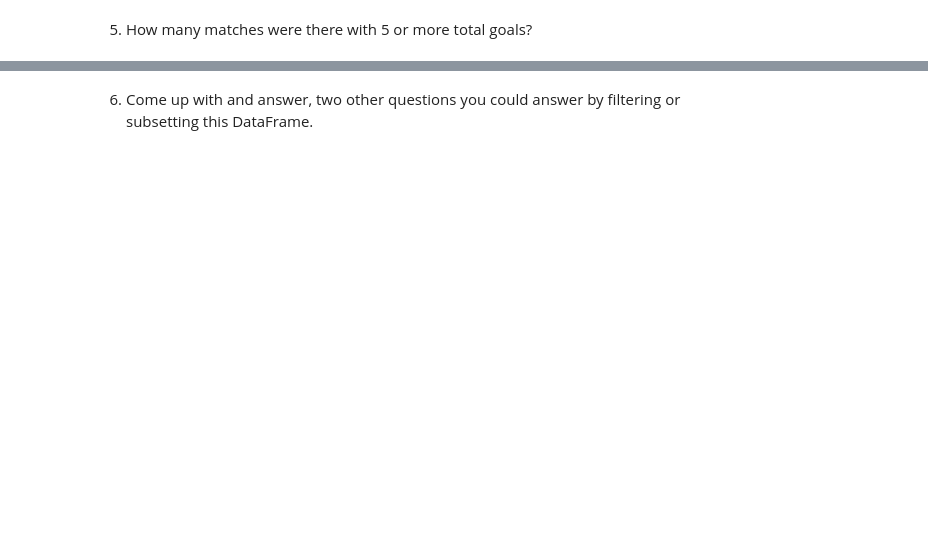
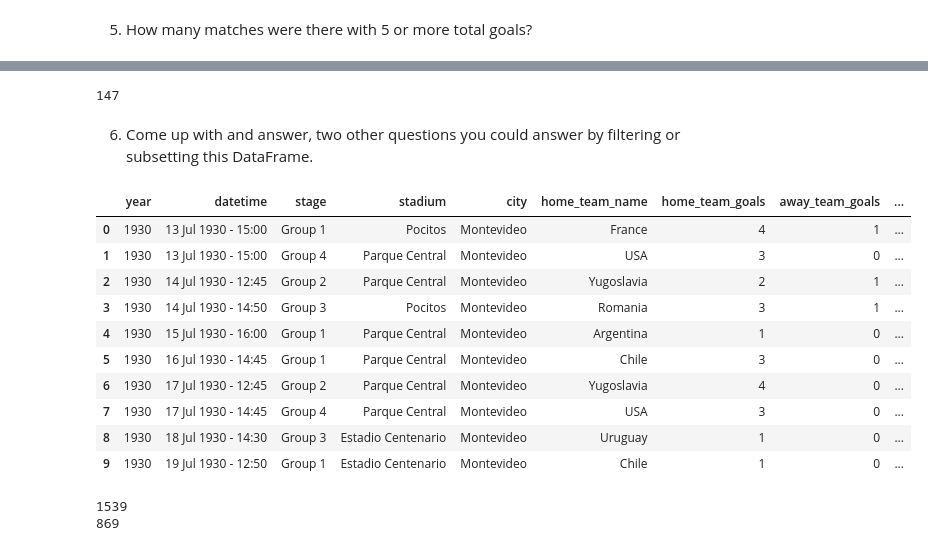
Before and after one commit to gywooo1/hbs-ds-060120, a Jupyter notebook: module-1/day-7-pandas-3/reshaping_data_with_pandas.ipynb, the cells around one changed output, grey strips where cells are left out. Saved outputs shown, nothing was run; the diff lists cells and outputs as text; code cells hidden in the pictures; blank space fills up the shorter version.

```diff
--- a/module-1/day-7-pandas-3/reshaping_data_with_pandas.ipynb
+++ b/module-1/day-7-pandas-3/reshaping_data_with_pandas.ipynb
@@ -325,0 +556,2 @@ Use the notation `df.to_csv()` or `df.to_excel()` to write the `df` to a csv. Re
+# %%
+wc = pd.read_csv('data/WorldCupMatches.csv')
@@ -329,3 +590,6 @@ Use the notation `df.to_csv()` or `df.to_excel()` to write the `df` to a csv. Re
 1. Subset the DataFrame to only non-null rows.
 # %%
 #Your code here.
+wc = wc.dropna()
+# %%
+wc.columns = wc.columns.map(lambda x: x.lower().replace(' ','_'))
@@ -333,3 +606,4 @@ Use the notation `df.to_csv()` or `df.to_excel()` to write the `df` to a csv. Re
 2. How many of the matches were in Montevideo?
 # %%
 #Your code here.
+wc['city'] = wc['city'].map(lambda x: x.strip())
@@ -365,4 +673,7 @@ df[(condition1) & (condition2)]
 # %%
 #Your code here.
+len(wc.loc[(wc['home_team_goals']+wc['away_team_goals']>=5)])
+# %% [output]
+147
 # %% [markdown]
 6. Come up with and answer, two other questions you could answer by filtering or subsetting this DataFrame.
@@ -370,0 +680,14 @@ df[(condition1) & (condition2)]
+# %%
+wc.head(10)
+# %% [output]
+|  | year | datetime | stage | stadium | city | home_team_name | home_team_goals | away_team_goals | ... |
+| 0 | 1930 | 13 Jul 1930 - 15:00 | Group 1 | Pocitos | Montevideo | France | 4 | 1 | ... |
+| 1 | 1930 | 13 Jul 1930 - 15:00 | Group 4 | Parque Central | Montevideo | USA | 3 | 0 | ... |
+| 2 | 1930 | 14 Jul 1930 - 12:45 | Group 2 | Parque Central | Montevideo | Yugoslavia | 2 | 1 | ... |
+| 3 | 1930 | 14 Jul 1930 - 14:50 | Group 3 | Pocitos | Montevideo | Romania | 3 | 1 | ... |
+| 4 | 1930 | 15 Jul 1930 - 16:00 | Group 1 | Parque Central | Montevideo | Argentina | 1 | 0 | ... |
+| 5 | 1930 | 16 Jul 1930 - 14:45 | Group 1 | Parque Central | Montevideo | Chile | 3 | 0 | ... |
+| 6 | 1930 | 17 Jul 1930 - 12:45 | Group 2 | Parque Central | Montevideo | Yugoslavia | 4 | 0 | ... |
+| 7 | 1930 | 17 Jul 1930 - 14:45 | Group 4 | Parque Central | Montevideo | USA | 3 | 0 | ... |
+| 8 | 1930 | 18 Jul 1930 - 14:30 | Group 3 | Estadio Centenario | Montevideo | Uruguay | 1 | 0 | ... |
+| 9 | 1930 | 19 Jul 1930 - 12:50 | Group 1 | Estadio Centenario | Montevideo | Chile | 1 | 0 | ... |
@@ -371,3 +696,8 @@ df[(condition1) & (condition2)]
 # %%
 #6a Solution (with code):
+print(wc.home_team_goals.sum())
+print(wc.away_team_goals.sum())
+# %% [output]
+1539
+869
 # %%
```
Also changed, not shown: parts of 47 cells of this notebook.
